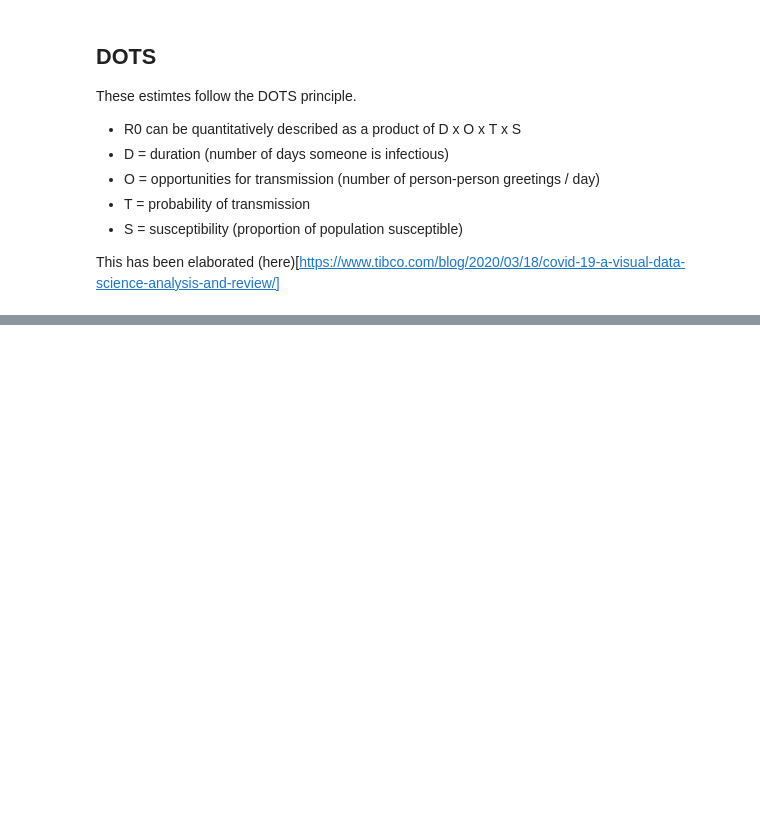
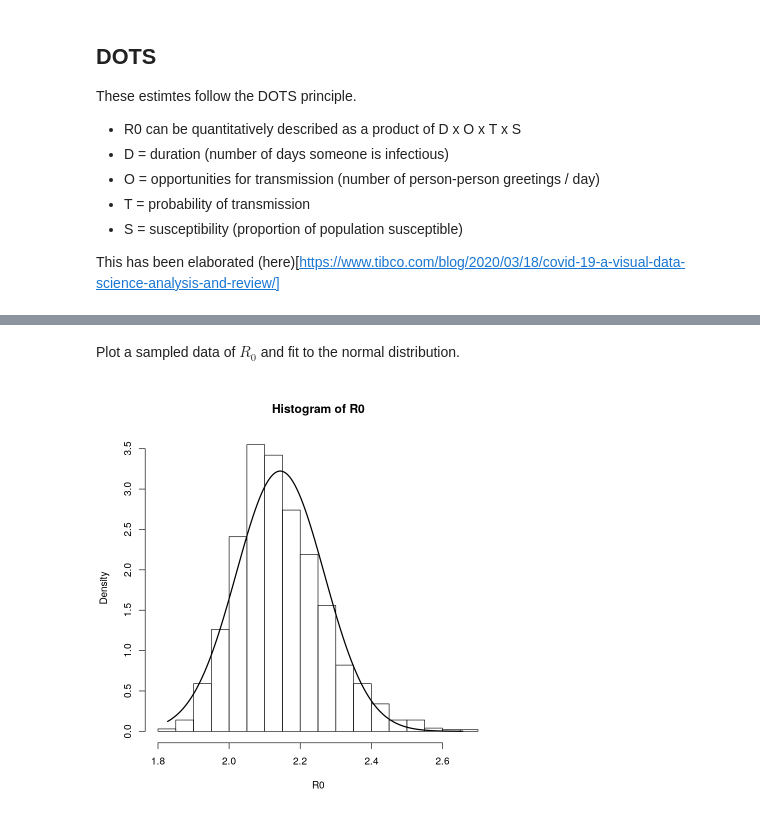
Before and after one commit to OnkelA945/vira, a Jupyter notebook: modelSIR.ipynb, the cells around one changed output, grey strips where cells are left out. Saved outputs shown, nothing was run; the diff lists cells and outputs as text; code cells hidden in the pictures; blank space fills up the shorter version.

```diff
--- a/modelSIR.ipynb
+++ b/modelSIR.ipynb
@@ -256,0 +268,10 @@ The $R_0$ is found to be about 3.
+# %% [markdown]
+Plot a sampled data of $R_0$ and fit to the normal distribution.
+# %%
+## Plot a histogram of the data.
+h <- hist(posts$R0,breaks="Scott", freq=FALSE, xlab = "R0",main="Histogram of R0")
+xfit <- seq(min(posts$R0),max(posts$R0),length=400)
+yfit <- dnorm(xfit,mean=mean(posts$R0), sd=sd(posts$R0))
+lines(xfit,yfit,col="black",lw=2)
+# %% [output]
+[figure, added]
```
Also changed, not shown: parts of 53 cells of this notebook.
